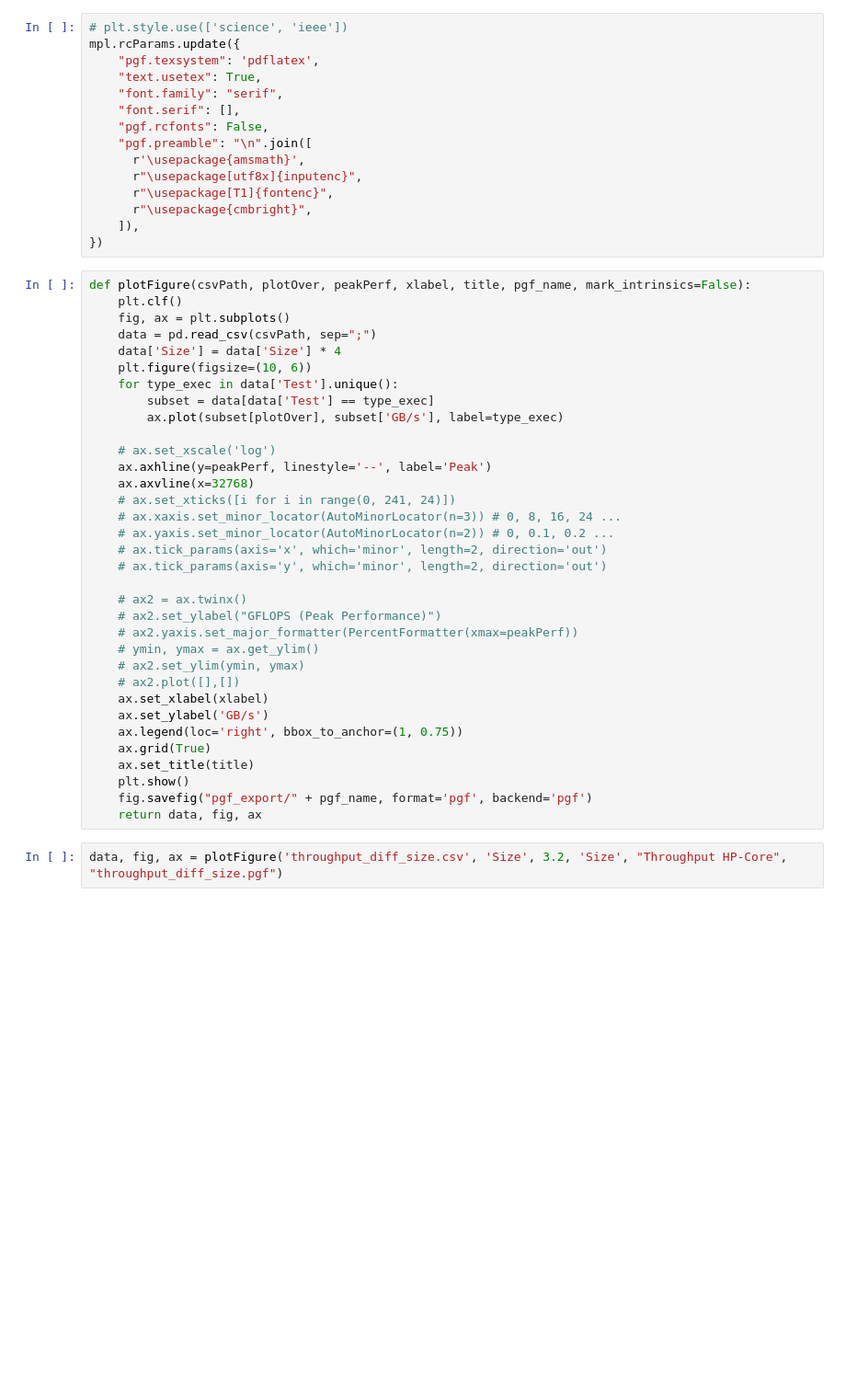
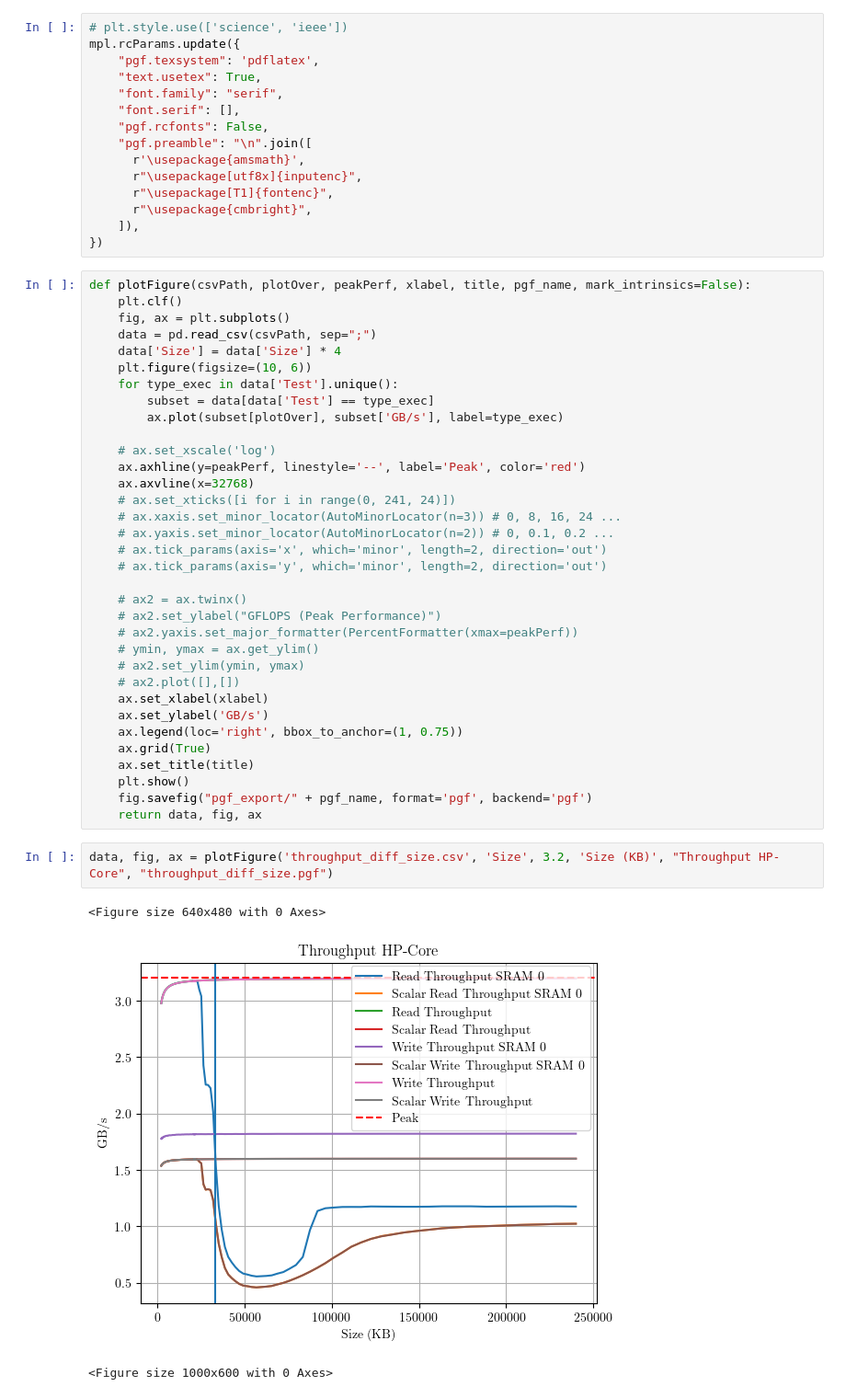
Before and after one commit to 01ill/e7-appkit-lab, a Jupyter notebook: results/throughput/throughput.ipynb, the cells around one changed output. Shown at 92% size. Saved outputs shown, nothing was run; the diff lists cells and outputs as text; blank space fills up the shorter version.

```diff
--- a/results/throughput/throughput.ipynb
+++ b/results/throughput/throughput.ipynb
@@ -50,7 +50,7 @@ def plotFigure(csvPath, plotOver, peakPerf, xlabel, title, pgf_name, mark_intrin
         ax.plot(subset[plotOver], subset['GB/s'], label=type_exec)
 
     # ax.set_xscale('log')
-    ax.axhline(y=peakPerf, linestyle='--', label='Peak')
+    ax.axhline(y=peakPerf, linestyle='--', label='Peak', color='red')
     ax.axvline(x=32768)
     # ax.set_xticks([i for i in range(0, 241, 24)])
     # ax.xaxis.set_minor_locator(AutoMinorLocator(n=3)) # 0, 8, 16, 24 ...
@@ -73,5 +73,9 @@ def plotFigure(csvPath, plotOver, peakPerf, xlabel, title, pgf_name, mark_intrin
     fig.savefig("pgf_export/" + pgf_name, format='pgf', backend='pgf')
     return data, fig, ax
 # %%
-data, fig, ax = plotFigure('throughput_diff_size.csv', 'Size', 3.2, 'Size', "Throughput HP-Core", "throughput_diff_size.pgf")
+data, fig, ax = plotFigure('throughput_diff_size.csv', 'Size', 3.2, 'Size (KB)', "Throughput HP-Core", "throughput_diff_size.pgf")
+# %% [output]
+<Figure size 640x480 with 0 Axes>
+[figure, added]
+<Figure size 1000x600 with 0 Axes>
 # %%
```
Also changed, not shown: parts of 2 cells of this notebook, 40 other files.
